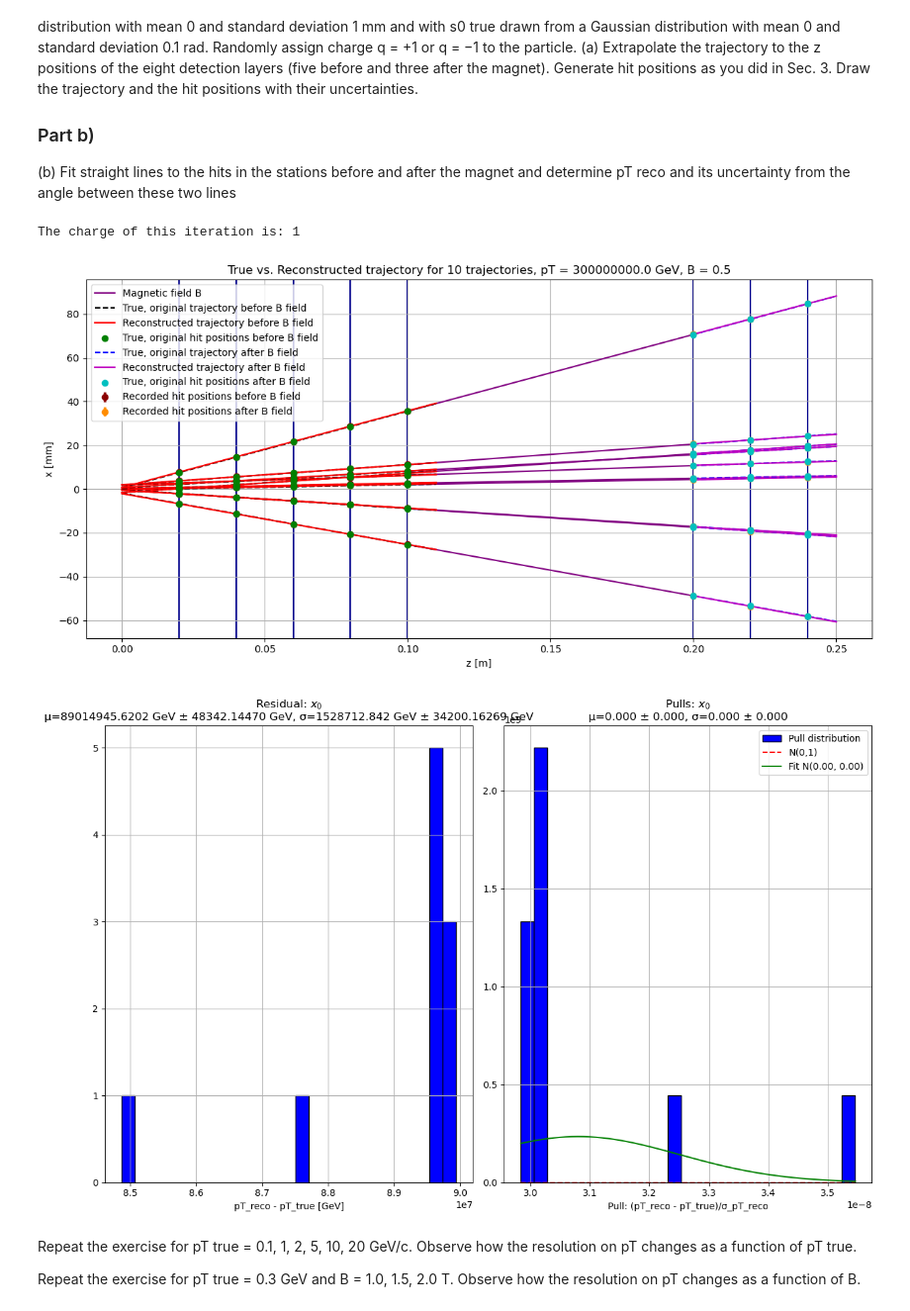
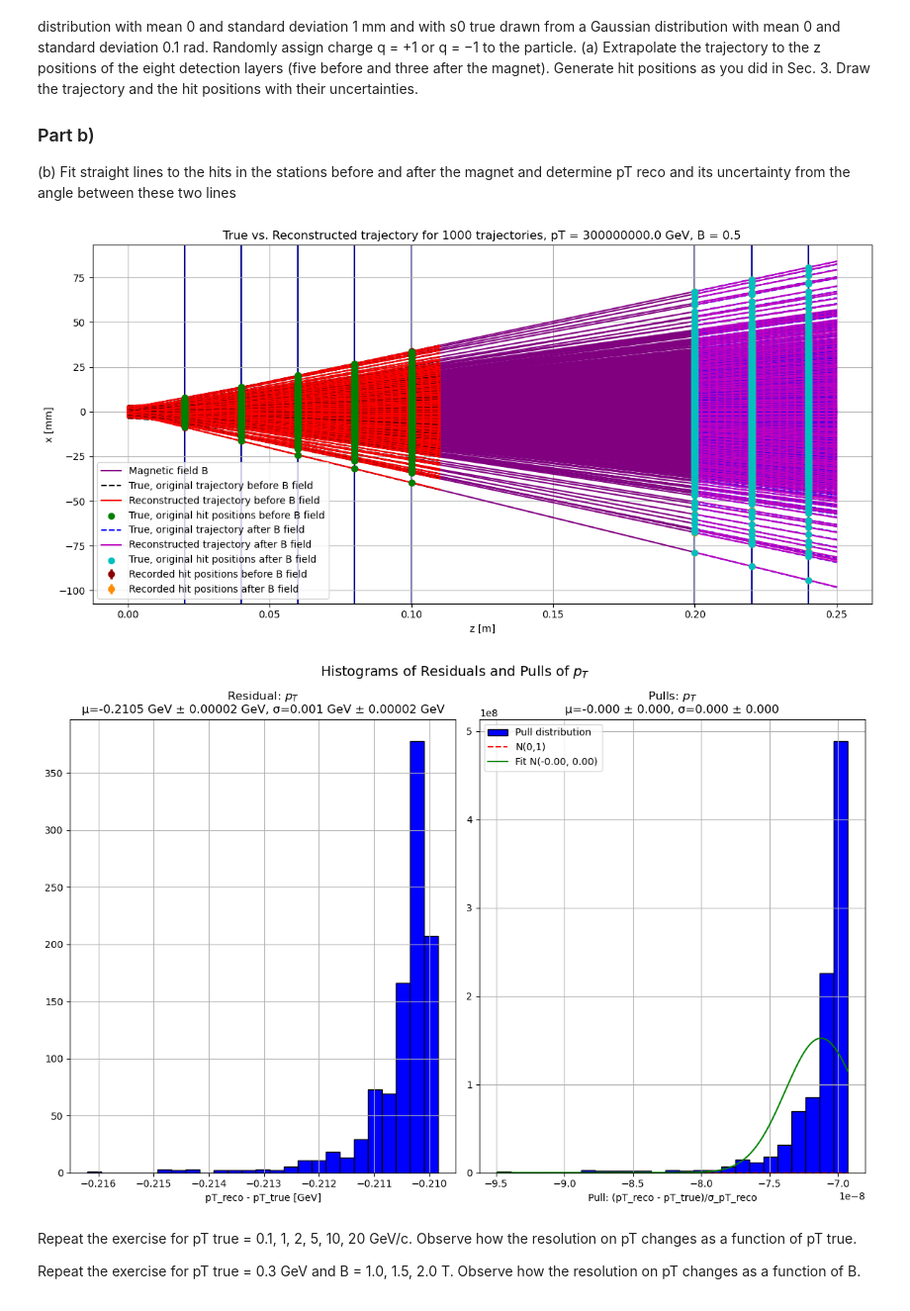
Before and after one commit to manueltuor/DAII, a Jupyter notebook: Momentum_Resolution_full_project_extended.ipynb, the cells around one changed output. Shown at 99% size. Cells and saved outputs as stored; diff of their text form; code cells hidden in the pictures.

```diff
--- a/Momentum_Resolution_full_project_extended.ipynb
+++ b/Momentum_Resolution_full_project_extended.ipynb
@@ -289,10 +289,10 @@ B = 0.5                    # magnetic field intensity in T
 cell_width = 0.0005        # 500 micrometers in metres
 z_start_after_B = n_beforeB*D_z + L      # position of the first plane after B field in m
 pT_true = 0.3e9                # transverse momentum in GeV
-nr_trajectories = 10
+nr_trajectories = 1000
 
 # Constants
-#q = const.e                # charge of the electron in CC
+q = const.e                # charge of the electron in CC
 # %%
 # Functions
 
@@ -631,8 +630,7 @@ z_positions_before_B, z_positions_after_B, x_positions_before_B, x_positions_aft
 
 display_simulation(z_positions_before_B, z_positions_after_B, x_positions_before_B, x_positions_after_B, grid_before_B, grid_after_B, true_traj_z_before_B, true_traj_z_after_B, reco_traj_z_before_B, reco_traj_z_after_B, cells_hit_middle_before_B, cells_hit_middle_after_B, std_hit, s_after_B, std_x0_reco_before_B, std_s0_reco_before_B, std_x0_reco_after_B, std_s0_reco_after_B, s0, q, nr_trajectories)
 # %% [output]
-The charge of this iteration is: 1
-[figure, old version]
+[figure, new version]
 # %%
 # Compute pT_reco
 pT_reco_list = []
@@ -646,6 +644,7 @@ for i in range(nr_trajectories):
 # Convert the result in GeV
 pT_reco_list = np.array(pT_reco_list)   # GeV
 pT_reco_err_list = np.array(pT_reco_err_list) # GeV
+
 
 ###################### This code should do d) and e) if pT_reco is the array of the pT reco values, pT_true and pT_reco_err_list similarly.
 # Maybe try:
@@ -672,36 +671,37 @@ std_resi_pT_error = std_resi_pT/np.sqrt(2 * n_trajectories - 2)
 # Taking the mean and standard deviation for the pulls
 mean_pulls_pT = np.mean(pulls_pT)
 std_pulls_pT = np.std(pulls_pT)
 
 # Uncertainties of estimators of pulls assuming gaussian distribution
 mean_pulls_pT_error = std_pulls_pT/np.sqrt(n_trajectories)
 std_pulls_pT_error = std_pulls_pT/np.sqrt(2 * n_trajectories - 2)
 
 # 2x2 subplot figure
 fig, axs = plt.subplots(1, 2, figsize=(12, 8))
 
 # Plot the distribution of the residuals as histograms
 axs[0].hist(resi_pT, bins = 25, color = "blue", edgecolor = "black")
-axs[0].set_title(f"Residual: $x_0$\nμ={mean_resi_pT:.4f} GeV ± {mean_resi_pT_error:.5f} GeV, σ={std_resi_pT:.3f} GeV ± {std_resi_pT_error:.5f} GeV")
+axs[0].set_title(f"Residual: $p_T$\nμ={mean_resi_pT:.4f} GeV ± {mean_resi_pT_error:.5f} GeV, σ={std_resi_pT:.3f} GeV ± {std_resi_pT_error:.5f} GeV")
 axs[0].set_xlabel("pT_reco - pT_true [GeV]")
 axs[0].grid()
 
 # Plot the distribution of the pulls as histograms with overlayed Gaussian distributions
 axs[1].hist(pulls_pT, bins=25, density=True, color="blue", edgecolor="black", label="Pull distribution")
 x_vals = np.linspace(min(pulls_pT), max(pulls_pT), 500)
 axs[1].plot(x_vals, norm.pdf(x_vals, 0, 1), 'r--', label="N(0,1)")
 axs[1].plot(x_vals, norm.pdf(x_vals, mean_pulls_pT, std_pulls_pT), 'g-', label=f"Fit N({mean_pulls_pT:.2f}, {std_pulls_pT:.2f})")
-axs[1].set_title(f"Pulls: $x_0$\nμ={mean_pulls_pT:.3f} ± {mean_pulls_pT_error:.3f}, σ={std_pulls_pT:.3f} ± {std_pulls_pT_error:.3f}")
+axs[1].set_title(f"Pulls: $p_T$\nμ={mean_pulls_pT:.3f} ± {mean_pulls_pT_error:.3f}, σ={std_pulls_pT:.3f} ± {std_pulls_pT_error:.3f}")
 axs[1].set_xlabel("Pull: (pT_reco - pT_true)/σ_pT_reco")
 axs[1].legend()
 axs[1].grid()
 
+plt.suptitle("Histograms of Residuals and Pulls of $p_T$", fontsize = 14)
 
 plt.tight_layout()
 # plt.savefig("Residuals and Pulls")
 plt.show()
 # %% [output]
-[figure, old version]
+[figure, new version]
 # %% [markdown]
 Repeat the exercise for pT true = 0.1, 1, 2, 5, 10, 20 GeV/c. Observe how the resolution on pT changes as a function of pT true.
 
```
Also changed, not shown: parts of 2 cells of this notebook.
